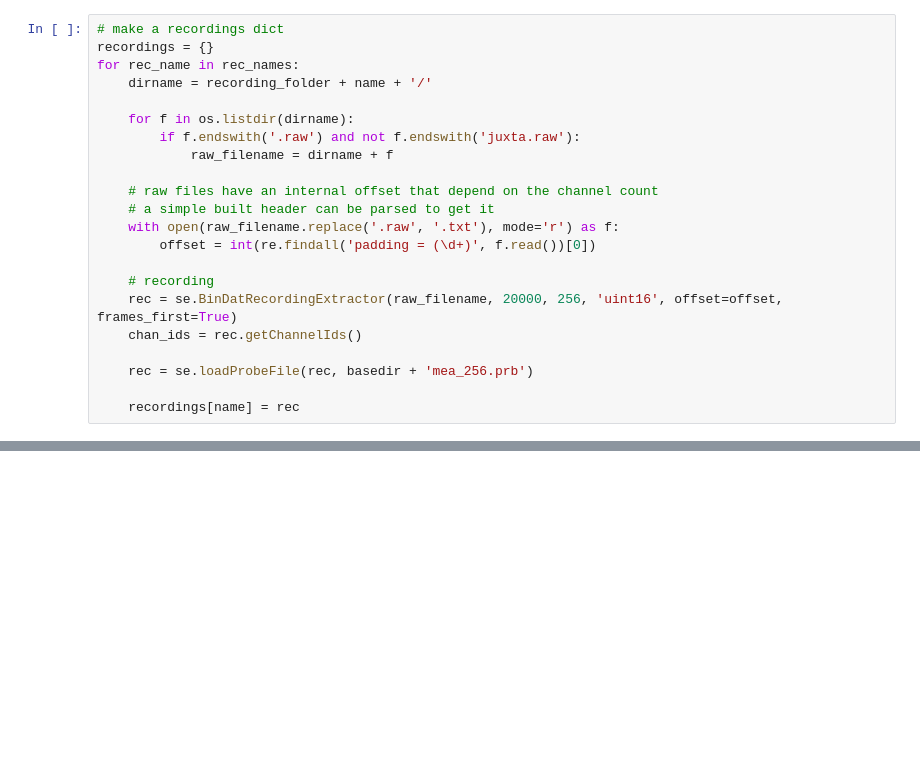
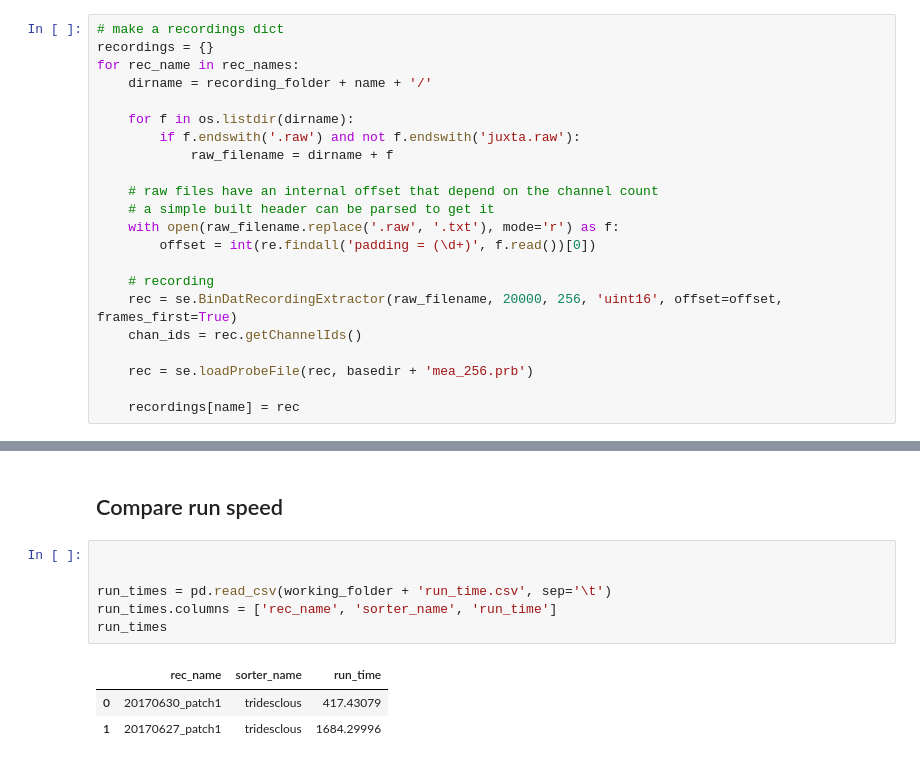
Before and after one commit to SpikeInterface/spikeresults, a Jupyter notebook: Spampinato_ground_thruth_252_channels/Spampinato_ground_thruth_252_channels.ipynb, the cells around one changed output, grey strips where cells are left out. Saved outputs shown, nothing was run; the diff lists cells and outputs as text; blank space fills up the shorter version.

```diff
--- a/Spampinato_ground_thruth_252_channels/Spampinato_ground_thruth_252_channels.ipynb
+++ b/Spampinato_ground_thruth_252_channels/Spampinato_ground_thruth_252_channels.ipynb
@@ -95,0 +162,12 @@ results = run_sorters(sorter_list, recordings, working_folder, grouping_property
+# %% [markdown]
+## Compare run speed
+# %%
+
+
+run_times = pd.read_csv(working_folder + 'run_time.csv', sep='\t')
+run_times.columns = ['rec_name', 'sorter_name', 'run_time']
+run_times
+# %% [output]
+|  | rec_name | sorter_name | run_time |
+| 0 | 20170630_patch1 | tridesclous | 417.43079 |
+| 1 | 20170627_patch1 | tridesclous | 1684.29996 |
```
Also changed, not shown: parts of 10 cells of this notebook, 1 other file.
